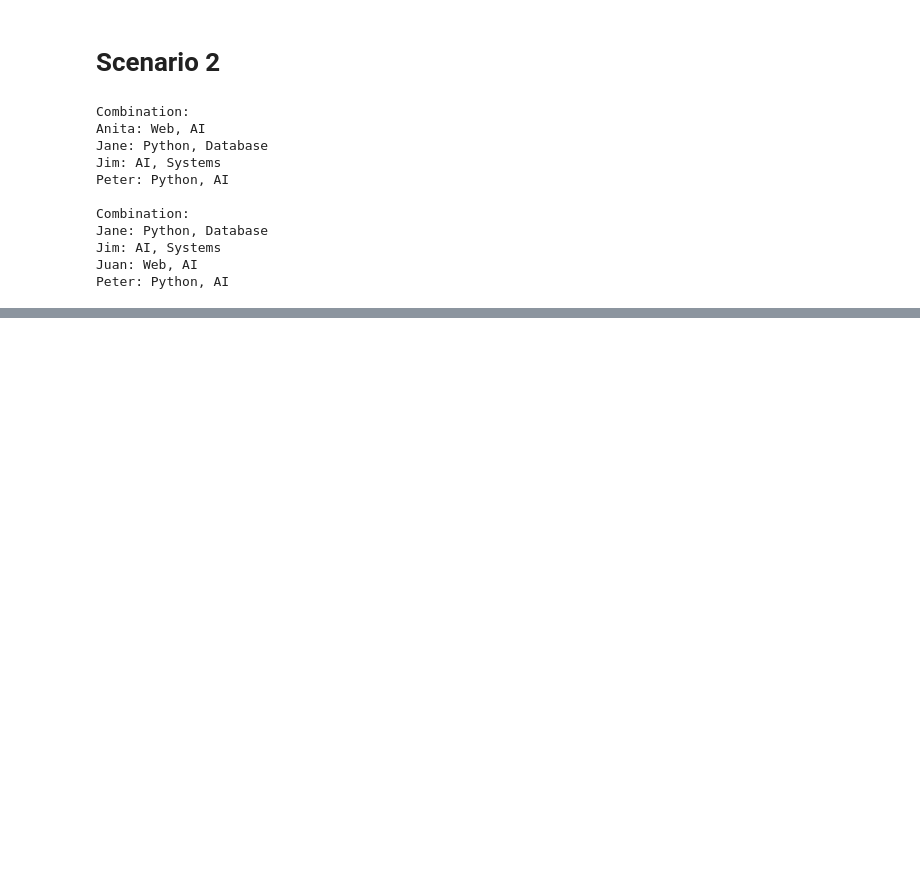
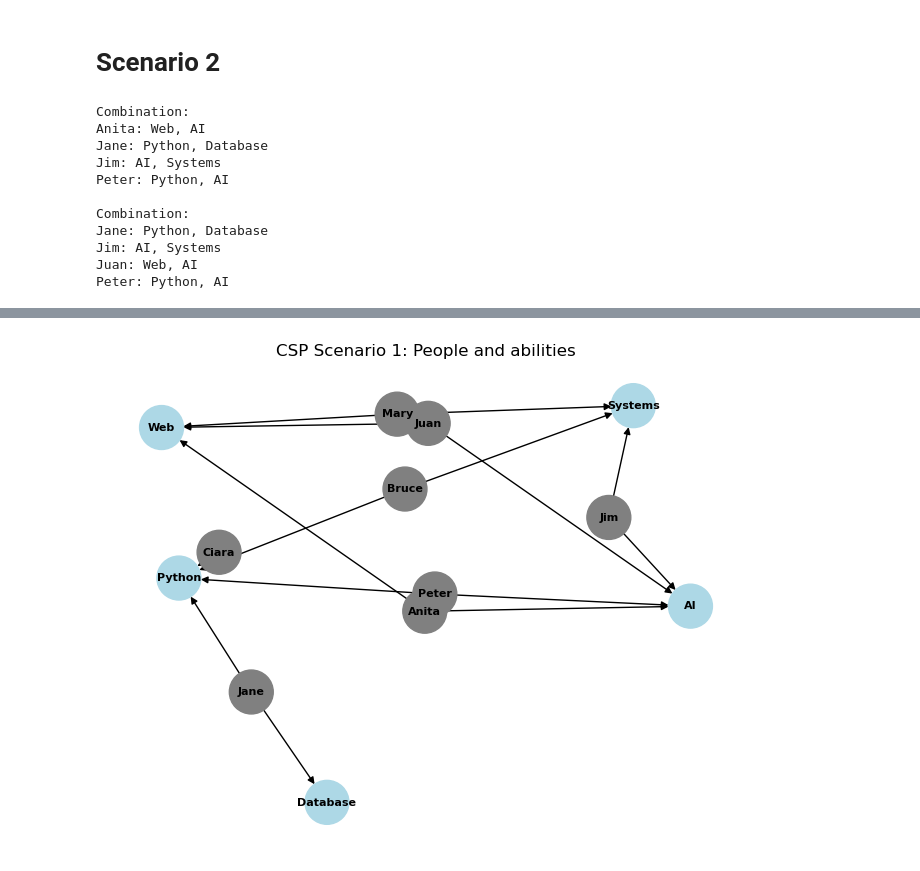
Before and after one commit to YWRCCT/YuriRibeiro_AI_DV_-ICA, a Jupyter notebook: YuriRibeiro_AI_DV_-ICA.ipynb, the cells around one changed output, grey strips where cells are left out. Saved outputs shown, nothing was run; the diff lists cells and outputs as text; code cells hidden in the pictures; blank space fills up the shorter version.

Commit message:
visualisation for scenario 1

```diff
--- a/YuriRibeiro_AI_DV_-ICA.ipynb
+++ b/YuriRibeiro_AI_DV_-ICA.ipynb
@@ -148,0 +156,44 @@ Peter: Python, AI
+# %%
+import networkx as nx
+import matplotlib.pyplot as plt
+
+# List for the people and abilities
+people_abilities = {
+    "Ciara": ["Python"],
+    "Peter": ["Python", "AI"],
+    "Juan": ["Web", "AI"],
+    "Jim": ["AI", "Systems"],
+    "Jane": ["Python", "Database"],
+    "Mary": ["Web", "Systems"],
+    "Bruce": ["Systems", "Python"],
+    "Anita": ["Web", "AI"]
+}
+
+# List desired positions
+list_positions = ["Python", "AI", "Web", "Database", "Systems"]
+
+# Create the graph
+G = nx.DiGraph()
+G.add_nodes_from(people_abilities.keys(), color='grey')  # Set default color for people
+for skill in list_positions:
+    G.add_node(skill, color='lightblue')
+
+for person, skills in people_abilities.items():
+    for skill in skills:
+        G.add_edge(person, skill)
+
+# Set node colors
+node_colors = [G.nodes[node].get('color', 'grey') for node in G.nodes]
+
+# Adjust the positions for Juan and Anita because they have the same abilities
+pos["Juan"] = (pos["Juan"][0], pos["Juan"][1] + 0.1)
+pos["Anita"] = (pos["Anita"][0], pos["Anita"][1] - 0.1)
+
+
+# plot the graph
+nx.draw(G, pos, with_labels=True, font_weight='bold', node_size=1000, node_color=node_colors, font_size=8)
+
+plt.title("CSP Scenario 1: People and abilities")
+plt.show()
+# %% [output]
+[figure, added]
```
Also changed, not shown: parts of 3 cells of this notebook.
